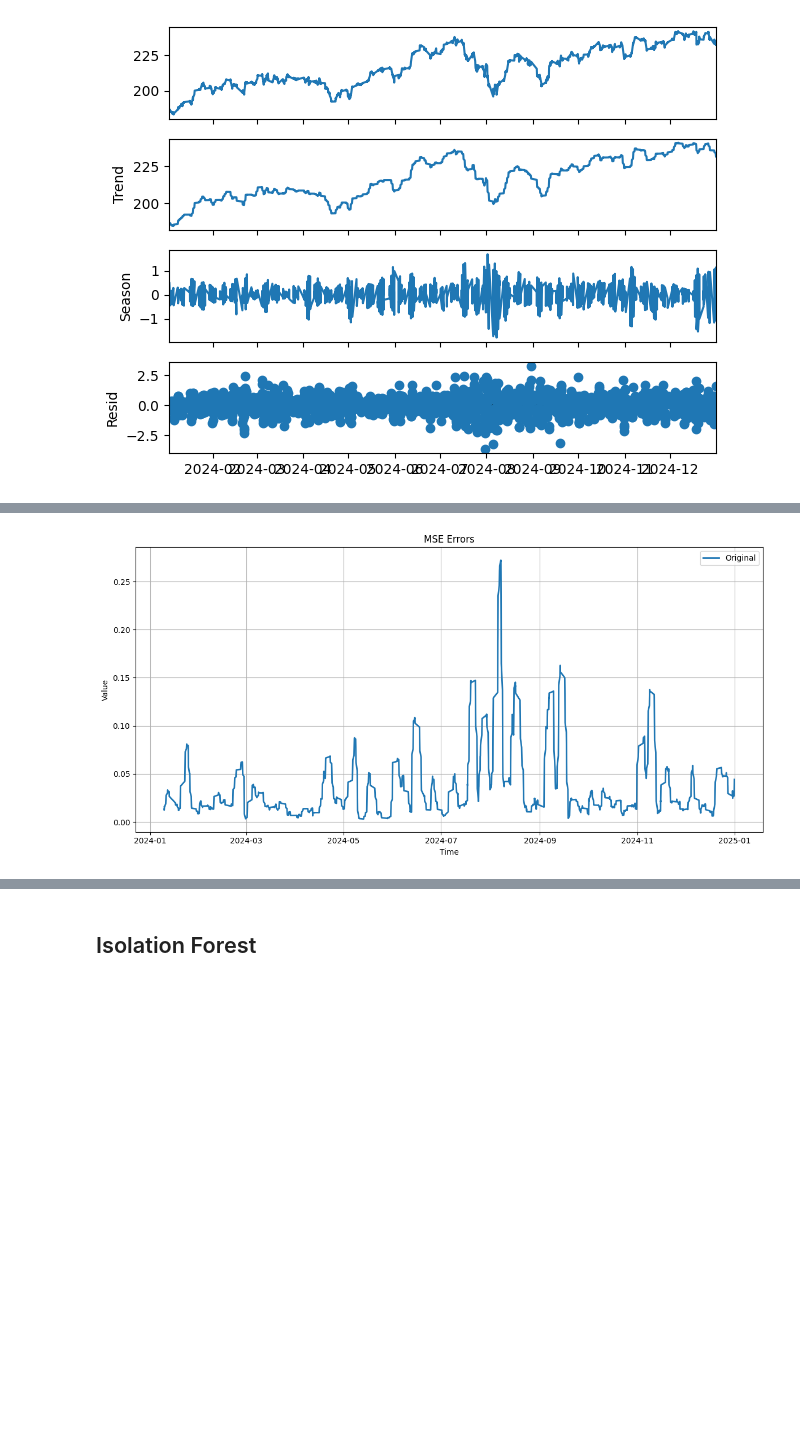
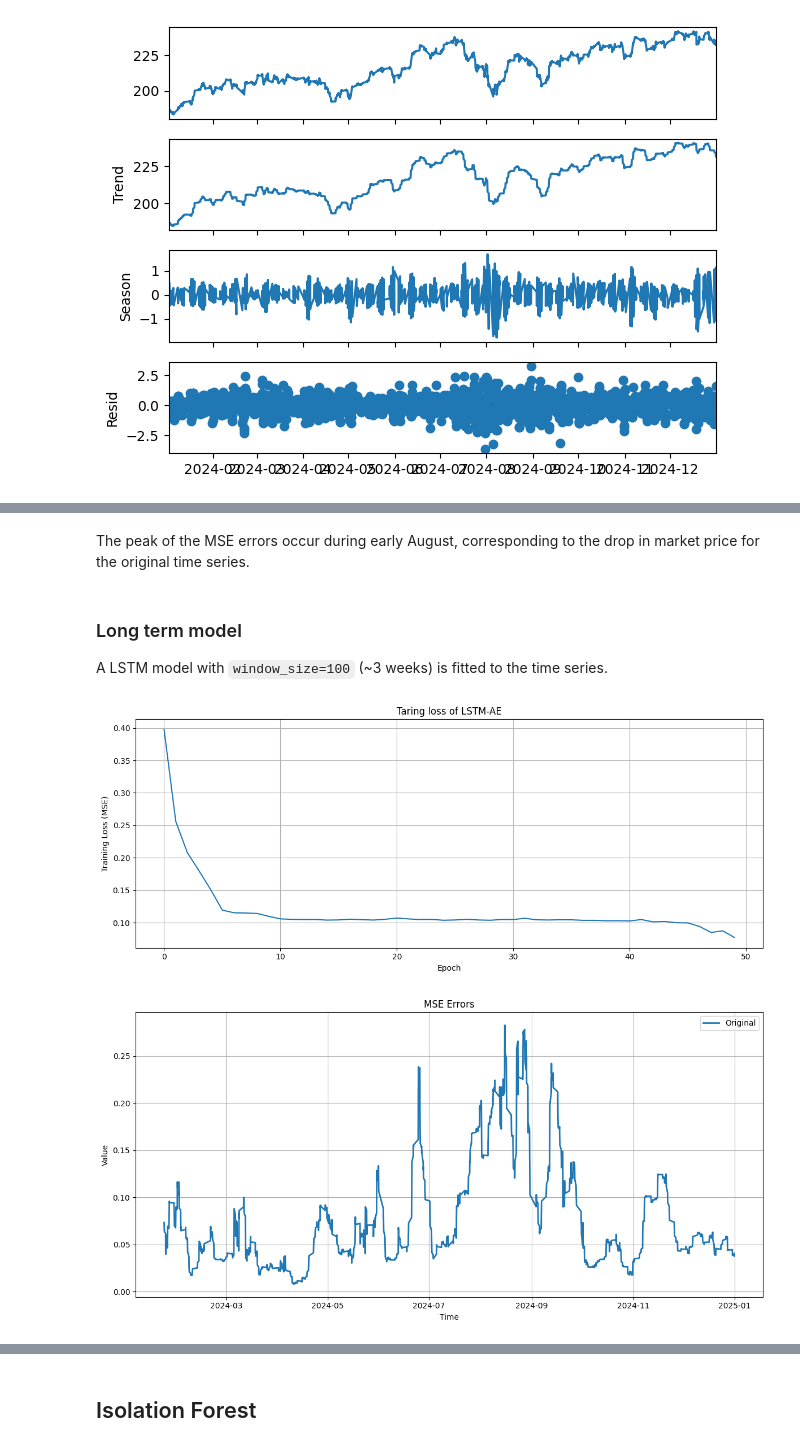
Before and after one commit to Jiaqi-Tang/Time-Series-Anomaly, a Jupyter notebook: notebooks/quant_finance.ipynb, the cells around one changed output, grey strips where cells are left out. Cells and saved outputs as stored; diff of their text form; code cells hidden in the pictures; blank space fills up the shorter version.

```diff
--- a/notebooks/quant_finance.ipynb
+++ b/notebooks/quant_finance.ipynb
@@ -111,7 +208,16 @@ plot_ts(errors_ts, title='MSE Errors')
+# %% [markdown]
+The peak of the MSE errors occur during early August, corresponding to the drop in market price for the original time series.
+# %% [markdown]
+### Long term model
+
+A LSTM model with `window_size=100` (~3 weeks) is fitted to the time series.
 # %%
-mse_LSTM = model_LSTMAE(ts, window_size=35, batch_size=16, hidden_dim=4, latent_dim=4, learning_rate=0.01, epochs=20)
+from src.models.self_trained_ml.lstm_ae import model_LSTMAE
 
-errors_ts = pd.Series(mse_LSTM.numpy(), index=ts.index[35:])
+mse_LSTM = model_LSTMAE(ts, window_size=100, batch_size=16, hidden_dim=4, latent_dim=4, learning_rate=0.01, epochs=50, plot_accuracy=True)
+
+errors_ts = pd.Series(mse_LSTM.numpy(), index=ts.index[100:])
 plot_ts(errors_ts, title='MSE Errors')
 # %% [output]
-[figure, old version]
+[figure, new version]
+[figure, added]
```
Also changed, not shown: parts of 45 cells of this notebook, 3 other files.
